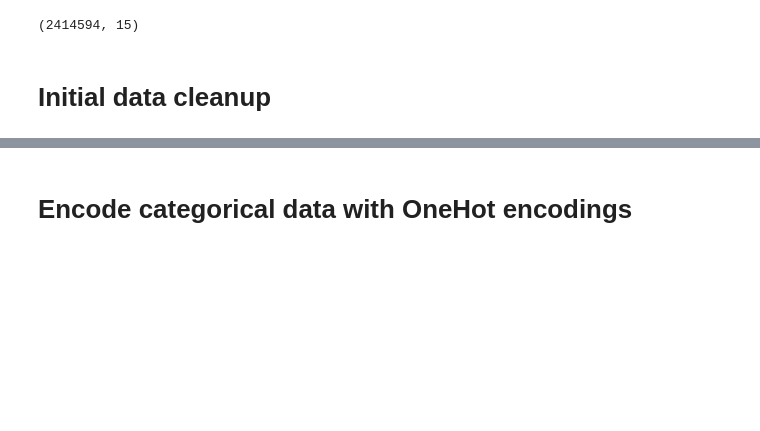
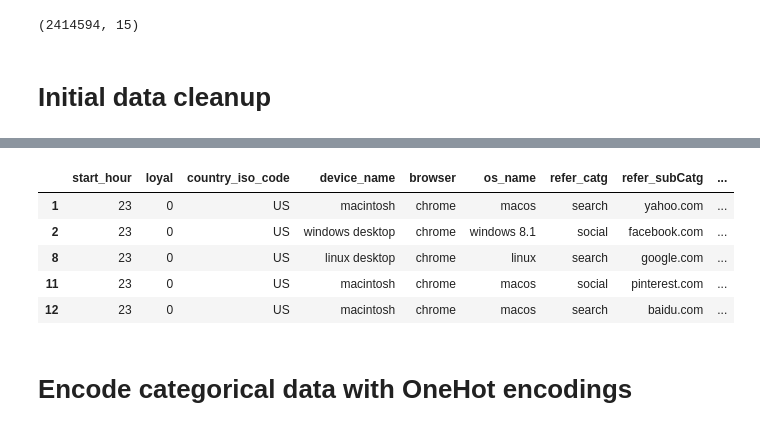
Before and after one commit to brianwvincent/quantum_test, a Jupyter notebook: session_analysis.ipynb, the cells around one changed output, grey strips where cells are left out. Cells and saved outputs as stored; diff of their text form; code cells hidden in the pictures; blank space fills up the shorter version.

```diff
--- a/session_analysis.ipynb
+++ b/session_analysis.ipynb
@@ -117,3 +163,15 @@ subset_df.compute().describe()
+# %%
+# rejoin data to new normalized data
+slimmed_df = subset_df.drop(columns=['conv_rate', 'loyalty', 'pg_count', 'hit_evnt_cnt', 'hit_evnt_clicks', 'hit_evnt_forms', 'hit_evnt_ajax'])
+new_normalized_df = slimmed_df.join(normalized_df)
+new_normalized_df.head()
+# %% [output]
+|  | start_hour | loyal | country_iso_code | device_name | browser | os_name | refer_catg | refer_subCatg | ... |
+| 1 | 23 | 0 | US | macintosh | chrome | macos | search | yahoo.com | ... |
+| 2 | 23 | 0 | US | windows desktop | chrome | windows 8.1 | social | facebook.com | ... |
+| 8 | 23 | 0 | US | linux desktop | chrome | linux | search | google.com | ... |
+| 11 | 23 | 0 | US | macintosh | chrome | macos | social | pinterest.com | ... |
+| 12 | 23 | 0 | US | macintosh | chrome | macos | search | baidu.com | ... |
 # %% [markdown]
 # Encode categorical data with OneHot encodings
 # %%
```
Also changed, not shown: parts of 10 cells of this notebook, 1 other file.
